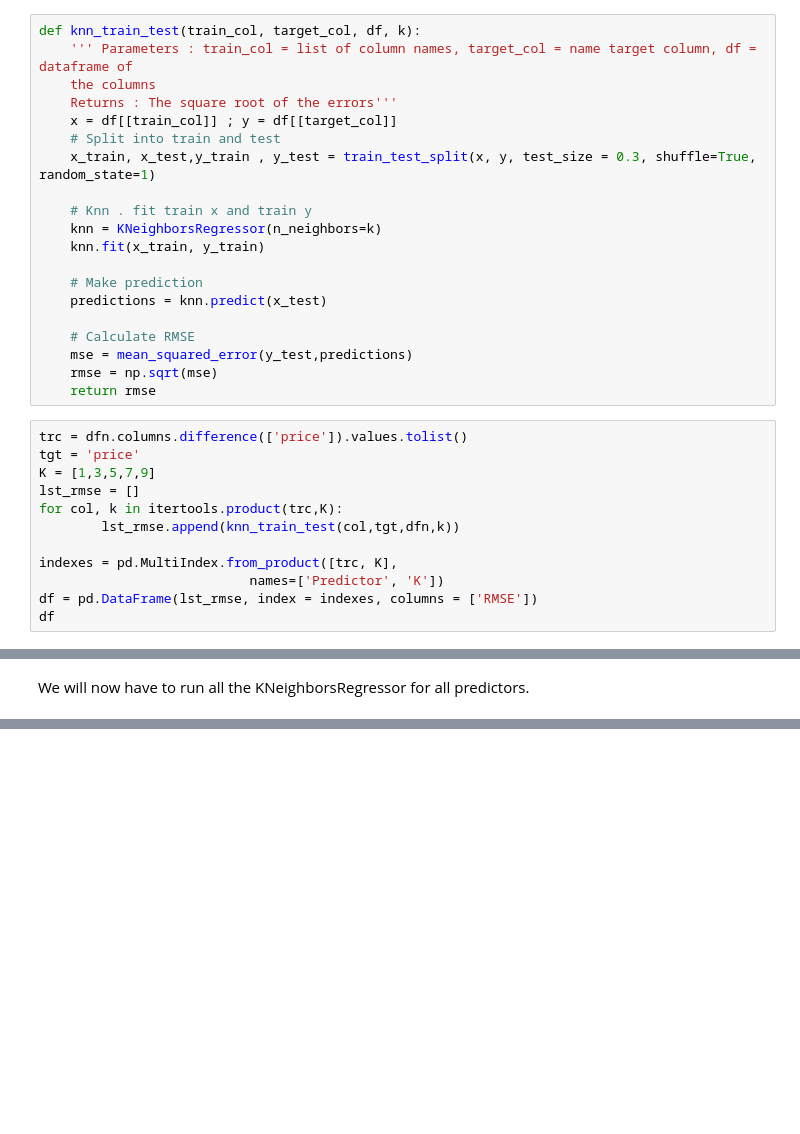
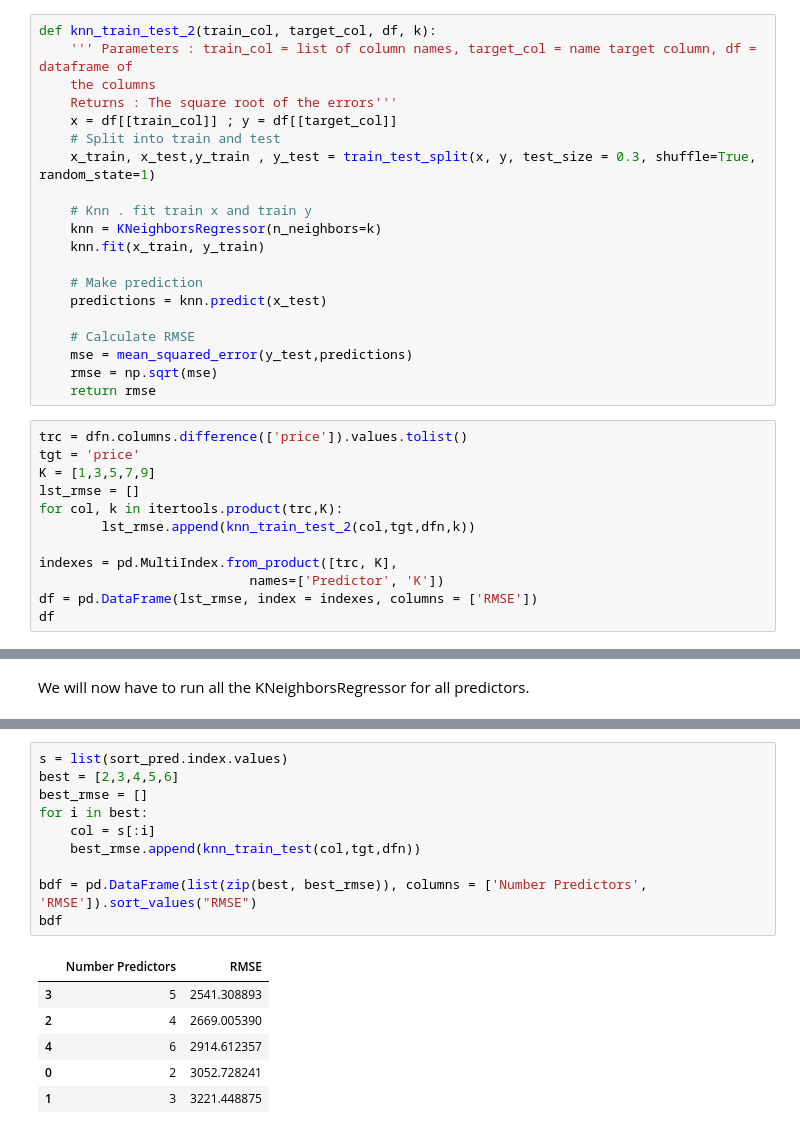
Before and after one commit to PaulineMalaguti/Dataquest, a Jupyter notebook: Python/Prediction Car Sales Price/Predicting_Car_Prices.ipynb, the cells around one changed output, grey strips where cells are left out. Cells and saved outputs as stored; diff of their text form; blank space fills up the shorter version.

```diff
--- a/Python/Prediction Car Sales Price/Predicting_Car_Prices.ipynb
+++ b/Python/Prediction Car Sales Price/Predicting_Car_Prices.ipynb
@@ -217,7 +217,7 @@ rmse_uni.sort_values(by=['RMSE'])
 | 9 | normalized-losses | 6945.392323 |
 | 10 | peak-rpm | 7127.422705 |
 # %%
-def knn_train_test(train_col, target_col, df, k):
+def knn_train_test_2(train_col, target_col, df, k):
     ''' Parameters : train_col = list of column names, target_col = name target column, df = dataframe of
     the columns
     Returns : The square root of the errors'''
@@ -242,7 +242,7 @@ tgt = 'price'
 K = [1,3,5,7,9]
 lst_rmse = []
 for col, k in itertools.product(trc,K):
-        lst_rmse.append(knn_train_test(col,tgt,dfn,k))
+        lst_rmse.append(knn_train_test_2(col,tgt,dfn,k))
 
 indexes = pd.MultiIndex.from_product([trc, K],
                            names=['Predictor', 'K'])
@@ -308,0 +332,17 @@ df.groupby(["Predictor"], as_index = True ).mean().sort_values(by = 'RMSE')
+# %%
+s = list(sort_pred.index.values)
+best = [2,3,4,5,6]
+best_rmse = []
+for i in best:
+    col = s[:i]
+    best_rmse.append(knn_train_test(col,tgt,dfn))
+
+bdf = pd.DataFrame(list(zip(best, best_rmse)), columns = ['Number Predictors', 'RMSE']).sort_values("RMSE")
+bdf
+# %% [output]
+|  | Number Predictors | RMSE |
+| 3 | 5 | 2541.308893 |
+| 2 | 4 | 2669.005390 |
+| 4 | 6 | 2914.612357 |
+| 0 | 2 | 3052.728241 |
+| 1 | 3 | 3221.448875 |
```
Also changed, not shown: parts of 6 cells of this notebook.
